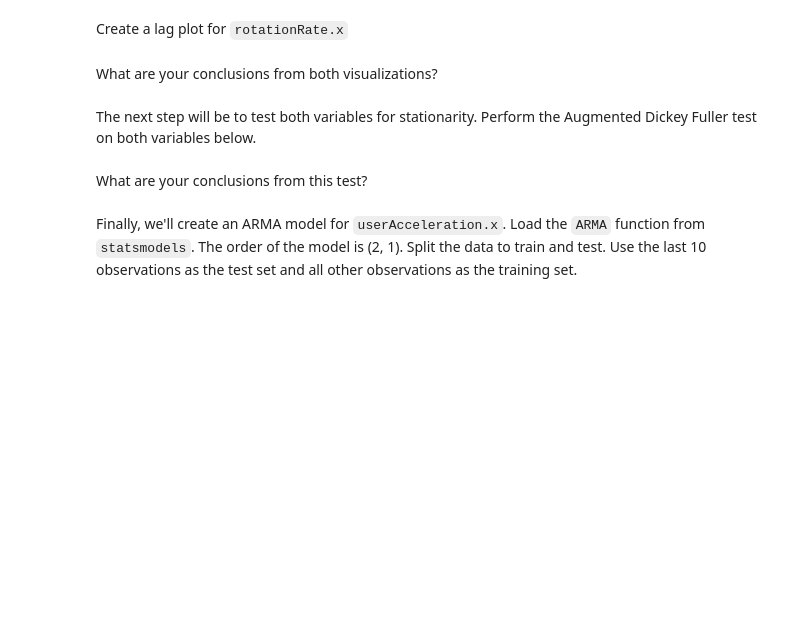
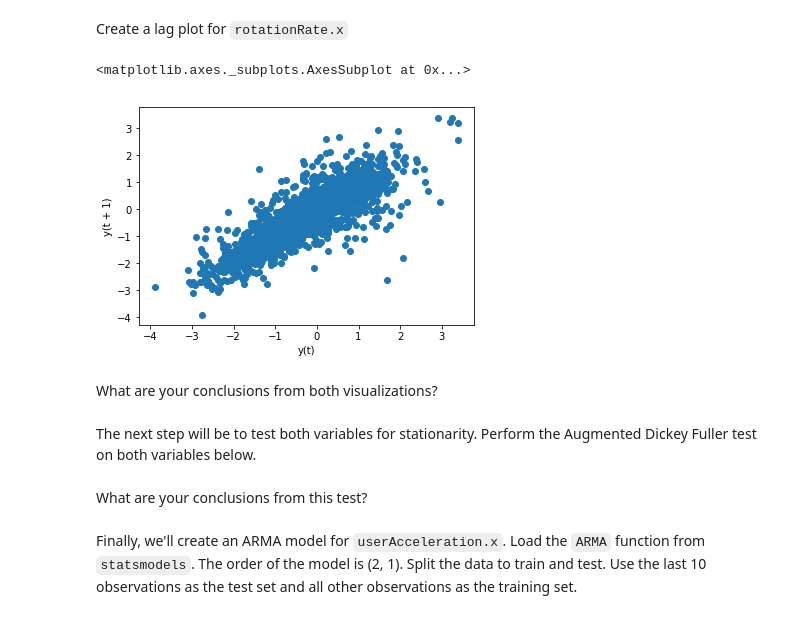
Before and after one commit to LauraRepullo/datamad0119, a Jupyter notebook: module-2/lab-time-series/your-code/main.ipynb, the cells around one changed output. Cells and saved outputs as stored; diff of their text form; code cells hidden in the pictures; blank space fills up the shorter version.

```diff
--- a/module-2/lab-time-series/your-code/main.ipynb
+++ b/module-2/lab-time-series/your-code/main.ipynb
@@ -109,6 +115,11 @@ To model our data, we should look at a few assumptions. First, let's plot the `l
 Create a lag plot for `rotationRate.x`
 # %%
 # Your code here:
+
+lag_plot(sensor['rotationRate.x'])
+# %% [output]
+<matplotlib.axes._subplots.AxesSubplot at 0x...>
+[figure, added]
 # %% [markdown]
 What are your conclusions from both visualizations?
 # %%
```
Also changed, not shown: parts of 2 cells of this notebook.
